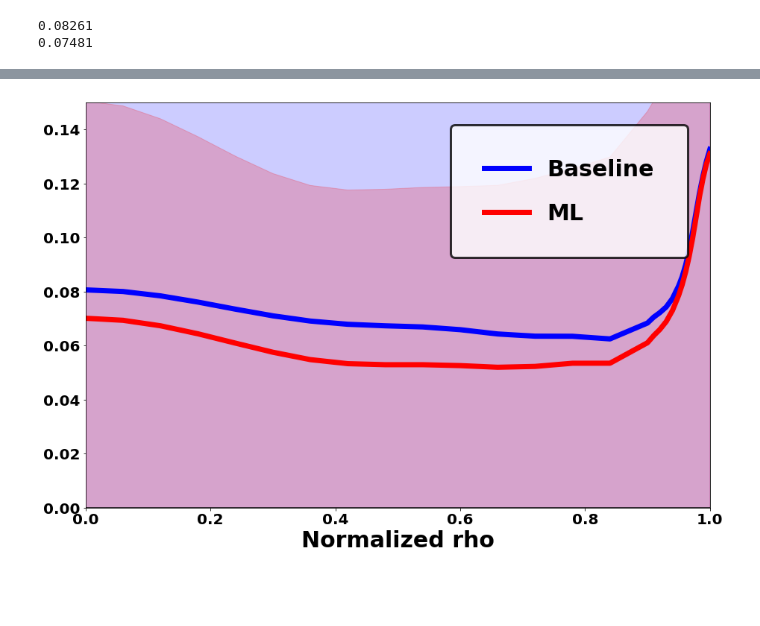
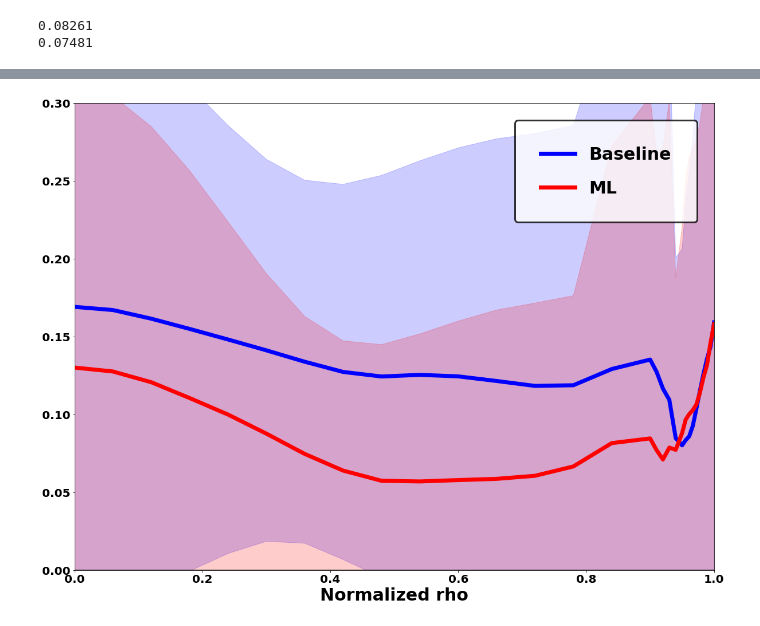
Before and after one commit to PlasmaControl/plasma-profile-predictor, a Jupyter notebook: notebooks/analyze_model.ipynb, the cells around one changed output, grey strips where cells are left out. Cells and saved outputs as stored; diff of their text form; code cells hidden in the pictures; blank space fills up the shorter version.

Commit message:
right before next iteration of data (10,000 shots)

```diff
--- a/notebooks/analyze_model.ipynb
+++ b/notebooks/analyze_model.ipynb
@@ -156,8 +114,10 @@ ValueError: shapes (8,80) and (20,80) not aligned: 80 (dim 1) != 20 (dim 0)
 # %%
 input_data=val_data
 output_data=val_target
+# %%
+rampup_timesteps=[i+j for j in range(2) for i in val_shot_inds]
 # %%
-# Get ML model performance
+# Get ML model performance for full
 val_mae = abs(loaded_model.predict(input_data)-output_data)
 
 # Compared to having signals zeroed out
@@ -165,6 +125,9 @@ if len(sig_keys_0d)>0:
     input_data_zeroed=np.copy(input_data)
     input_data_zeroed[:,:,:len(sig_keys_0d)]=0
     val_mae_holdout = abs(loaded_model.predict(input_data_zeroed)-output_data)
+
+# ML performance for just rampup
+val_mae = abs(loaded_model.predict(input_data[rampup_timesteps,:,:])-output_data[rampup_timesteps,:])
 # %%
 avg_val_mae=np.mean(val_mae, axis=0)
 std_val_mae=np.std(val_mae, axis=0)
@@ -174,7 +137,12 @@ std_val_mae_holdout=np.std(val_mae_holdout, axis=0)
 # Get performance based on simply guessing the previous timestep
 #np.diff(input_data[:,-1,num_sigs:],axis=0)
 #baseline_mae=abs(np.diff(input_data[:,-1,num_sigs:],axis=0))
+
+# for full
 baseline_mae=abs(output_data)
+
+# for just rampup
+baseline_mae=abs(output_data[rampup_timesteps,:])
 # %%
 avg_baseline_mae=np.mean(baseline_mae, axis=0)
 std_baseline_mae=np.std(baseline_mae, axis=0)
@@ -216,28 +182,28 @@ plt.rc('font', **font)
 # %%
 # plt.plot(rho_points,avg_val_mae, c='r', alpha=.5)
 # plt.plot(rho_points, avg_baseline_mae, c='b', alpha=.5)
 plt.fill_between(rho_points, avg_baseline_mae - std_baseline_mae, avg_baseline_mae + std_baseline_mae, color='b', alpha=0.2)
 plt.fill_between(rho_points, avg_val_mae - std_val_mae, avg_val_mae + std_val_mae, color='r', alpha=0.2)
 
 #plt.plot(rho_points, avg_baseline_reg_mae, c='k', label='Baseline Linear Regression', linewidth=7.0)
 plt.plot(rho_points, avg_baseline_mae, c='b', label='Baseline', linewidth=7.0)
 plt.plot(rho_points,avg_val_mae, c='r', label='ML', linewidth=7.0)
 # plt.plot(rho_points,avg_val_mae_holdout, c='b', label='ML no actuators', linewidth=7.0)
 # plt.fill_between(rho_points, avg_baseline_mae - std_baseline_mae, avg_baseline_mae + std_baseline_mae, color='b', alpha=0.2)
 # plt.fill_between(rho_points, avg_val_mae - std_val_mae, avg_val_mae + std_val_mae, color='r', alpha=0.2)
 
 leg=plt.legend(loc='upper right', edgecolor='k', borderaxespad=1.0, borderpad=1.5, labelspacing=1.0, fontsize=30)
 leg.get_frame().set_linewidth(3.0)
 #leg.get_frame().set_edgecolor('k')
 #plt.title('Comparing prediction error with and without rho=30', fontweight='heavy', fontsize=40)
 plt.xlabel('Normalized rho', fontweight='heavy', fontsize=30)
 #plt.ylabel('(Model with rho=30) - (Model without rho=30)', fontweight='heavy', fontsize=30)
 plt.axhline(0,c='k')
-plt.ylim(0,.15)
+plt.ylim(0,.3)
 plt.xlim(0,1.0)
 plt.show()
 # %% [output]
-[figure, old version]
+[figure, new version]
 # %%
 # The following must have already been run:
 # shot_indices_dictionary = helper_functions.load_obj(input_dir+'shot_indices')
```
Also changed, not shown: parts of 13 cells of this notebook, 7 other files.
